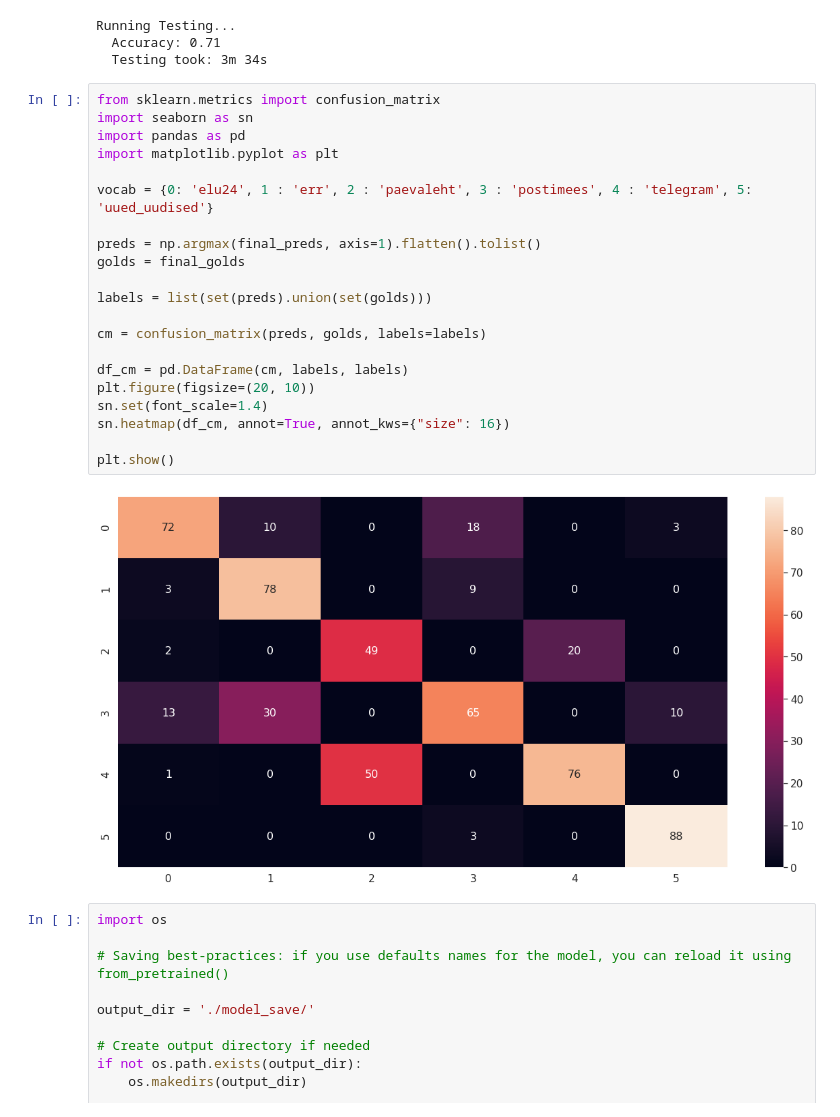
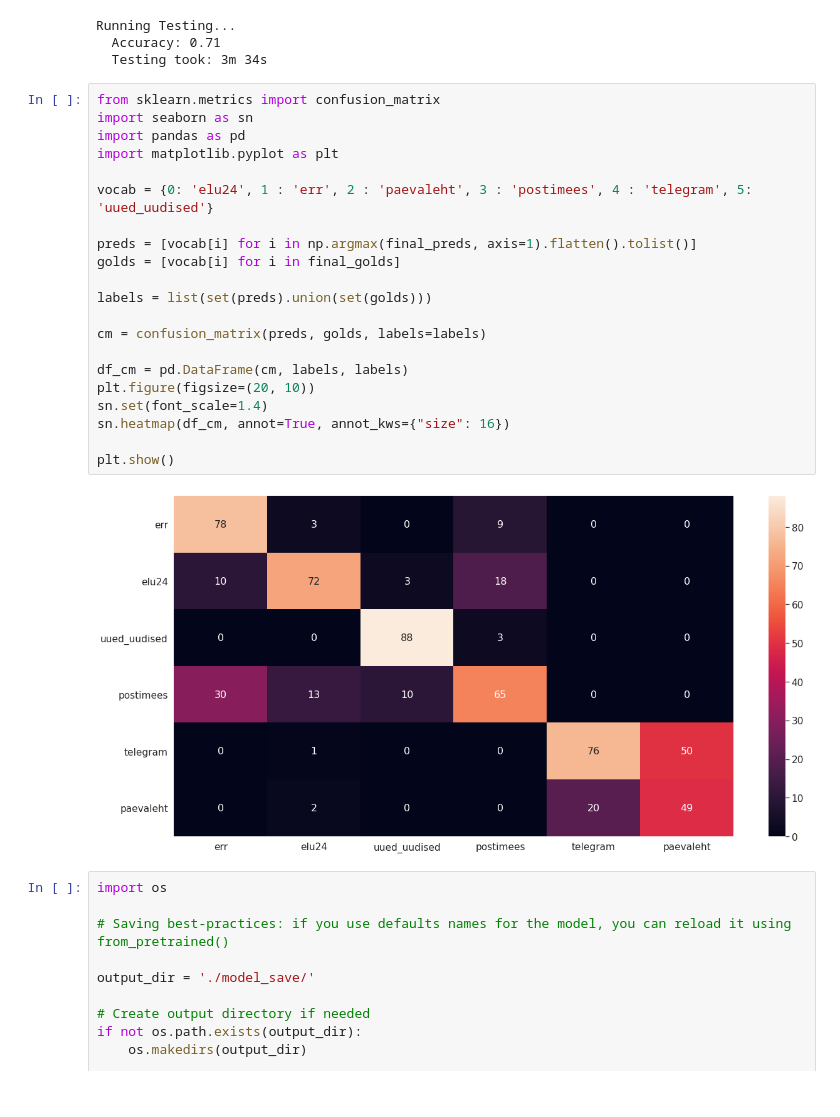
Before and after one commit to kristiinakeps/est-news-portal-classification, a Jupyter notebook: own_models/estbert/estBERT_model.ipynb, the cells around one changed output. Cells and saved outputs as stored; diff of their text form.

Commit message:
estbert heatmap labels

```diff
--- a/own_models/estbert/estBERT_model.ipynb
+++ b/own_models/estbert/estBERT_model.ipynb
@@ -497,26 +497,26 @@ Running Testing...
 # %%
 from sklearn.metrics import confusion_matrix
 import seaborn as sn
 import pandas as pd
 import matplotlib.pyplot as plt
 
 vocab = {0: 'elu24', 1 : 'err', 2 : 'paevaleht', 3 : 'postimees', 4 : 'telegram', 5: 'uued_uudised'}
 
-preds = np.argmax(final_preds, axis=1).flatten().tolist()
-golds = final_golds
+preds = [vocab[i] for i in np.argmax(final_preds, axis=1).flatten().tolist()]
+golds = [vocab[i] for i in final_golds]
 
 labels = list(set(preds).union(set(golds)))
 
 cm = confusion_matrix(preds, golds, labels=labels)
 
 df_cm = pd.DataFrame(cm, labels, labels)
 plt.figure(figsize=(20, 10))
 sn.set(font_scale=1.4)
 sn.heatmap(df_cm, annot=True, annot_kws={"size": 16})
 
 plt.show()
 # %% [output]
-[figure, old version]
+[figure, new version]
 # %%
 import os
 
```
